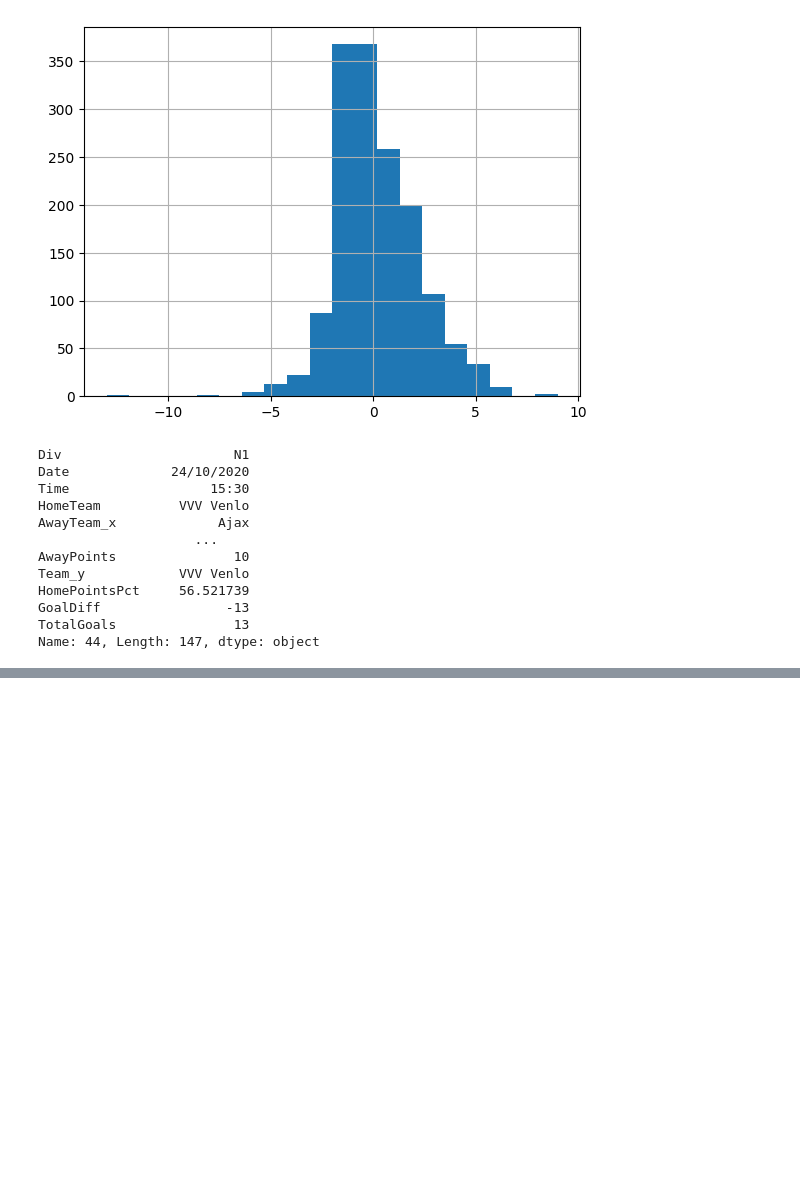
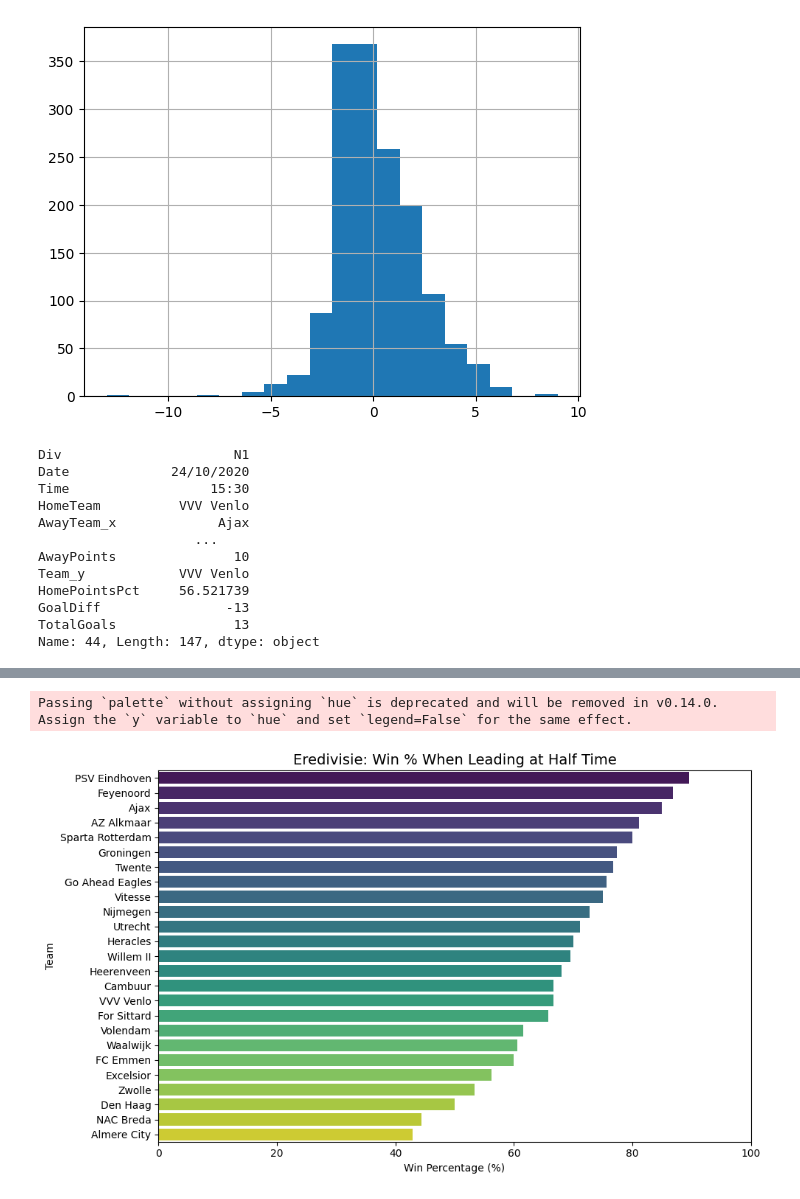
Before and after one commit to SimonteBiesebeek/FinalProject, a Jupyter notebook: JupyterFinalProject.ipynb, the cells around one changed output, grey strips where cells are left out. Saved outputs shown, nothing was run; the diff lists cells and outputs as text; code cells hidden in the pictures; blank space fills up the shorter version.

```diff
--- a/JupyterFinalProject.ipynb
+++ b/JupyterFinalProject.ipynb
@@ -615,0 +673,20 @@ Name: 44, Length: 147, dtype: object
+# %%
+import seaborn as sns
+
+plt.figure(figsize=(10,6))
+sns.barplot(
+    x='overall_win_pct_when_leading_HT',
+    y=team_win_pct.index,
+    data=team_win_pct.reset_index(),
+    palette='viridis'
+)
+
+plt.title('Eredivisie: Win % When Leading at Half Time', fontsize=14)
+plt.xlabel('Win Percentage (%)')
+plt.ylabel('Team')
+plt.xlim(0, 100)
+plt.tight_layout()
+plt.show()
+# %% [output]
+Passing `palette` without assigning `hue` is deprecated and will be removed in v0.14.0. Assign the `y` variable to `hue` and set `legend=False` for the same effect.
+[figure, added]
```
Also changed, not shown: parts of 8 cells of this notebook, 2 other files.
